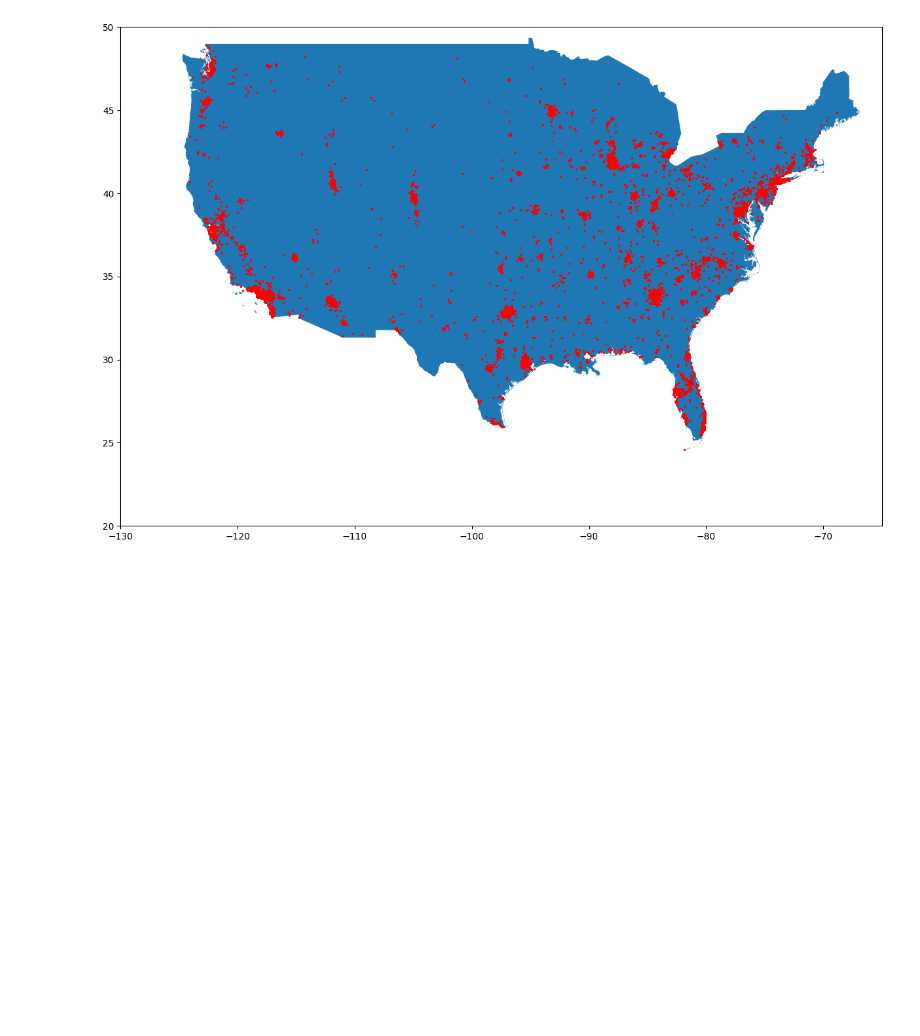
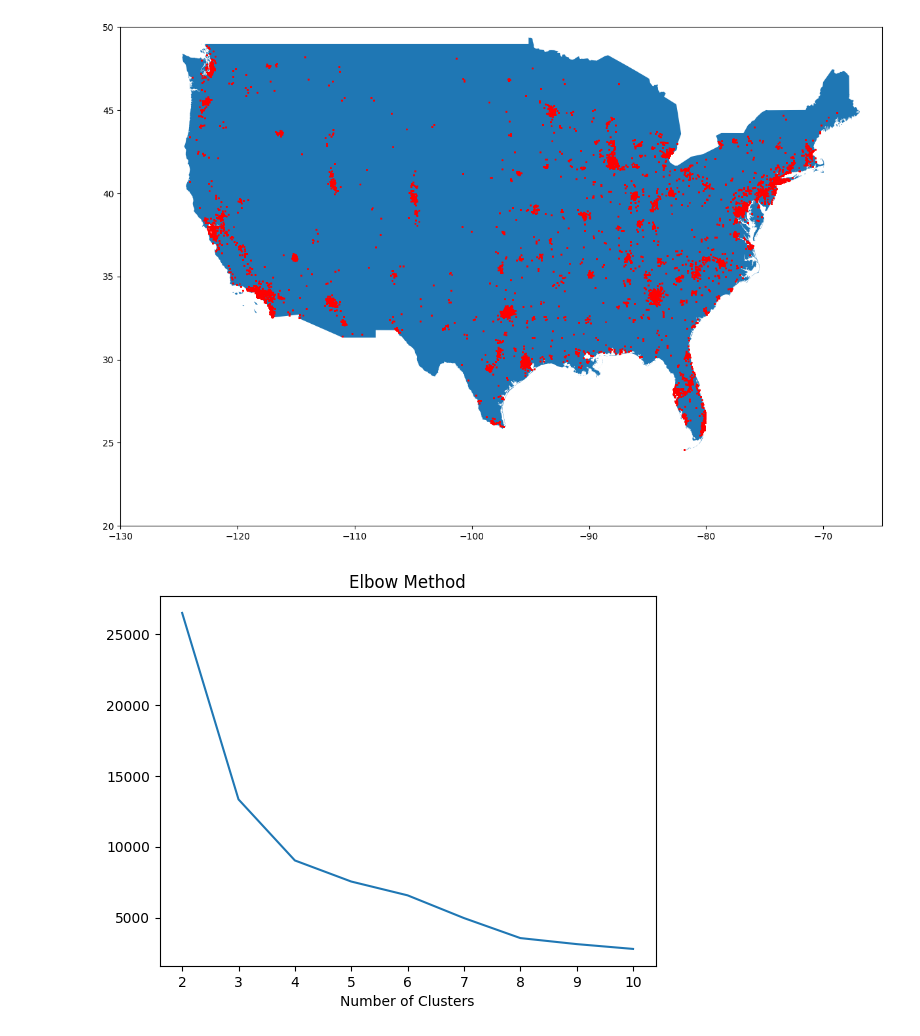
Before and after one commit to ray-dion/Latihan-Clustering, a Jupyter notebook: Latihan_Clustering.ipynb, the cells around one changed output. Saved outputs shown, nothing was run; the diff lists cells and outputs as text; code cells hidden in the pictures; blank space fills up the shorter version.

```diff
--- a/Latihan_Clustering.ipynb
+++ b/Latihan_Clustering.ipynb
@@ -69,3 +69,20 @@ plt.show()
 scaler = StandardScaler()
 
 x = scaler.fit_transform(df[['longitude', 'latitude']])
+# %%
+wcss = []
+shill_score = []
+
+for k in range(2, 11):
+  model = KMeans(n_clusters=k, random_state=42)
+  model.fit(x)
+  wcss.append(model.inertia_)
+  shill_score.append(silhouette_score(x, model.labels_))
+
+# Visualisasi
+plt.plot(range(2, 11), wcss)
+plt.title('Elbow Method')
+plt.xlabel('Number of Clusters')
+plt.show()
+# %% [output]
+[figure, added]
```
Also changed, not shown: parts of 11 cells of this notebook.
